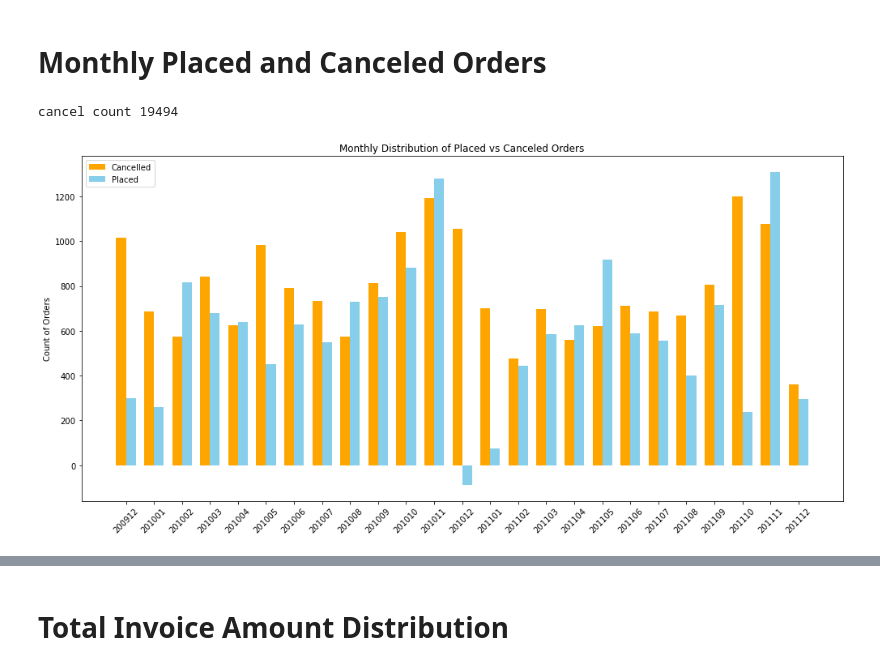
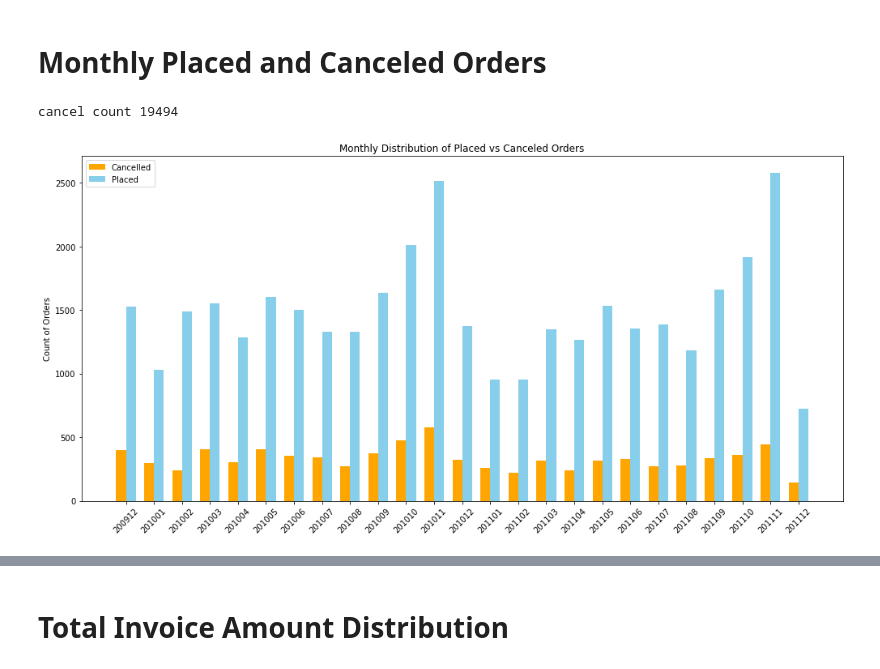
Before and after one commit to jarviscanada/jarvis_data_eng_SumikshTrehan, a Jupyter notebook: python_data_analytics/retail_data_analytics_wrangling.ipynb, the cells around one changed output, grey strips where cells are left out. Saved outputs shown, nothing was run; the diff lists cells and outputs as text; code cells hidden in the pictures.

Commit message:
fix(insight) : added unique to find right no of cancelled orders

```diff
--- a/python_data_analytics/retail_data_analytics_wrangling.ipynb
+++ b/python_data_analytics/retail_data_analytics_wrangling.ipynb
@@ -129,37 +129,37 @@ print("cancel count",cancelled_data.shape[0])
 # We count unique invoices to avoid double-counting items within the same order
 monthly_df = retail_df.groupby('yyyymm').agg(
     total_orders=('invoice', 'nunique'),
-    cancelled_orders=('invoice', lambda x: x.str.startswith('C', na=False).sum())
+    cancelled_orders=('invoice', lambda x: x[x.str.startswith('C', na=False)].nunique())
 ).reset_index()
 
 # 3. Apply your specific logic:
 # # of placed orders = total - 2 * cancelled
 monthly_df['placed_orders'] = monthly_df['total_orders'] - (2 * monthly_df['cancelled_orders'])
 
 # 4. Set up for grouped bars
 labels = monthly_df['yyyymm'].astype(str)
 x = np.arange(len(labels))
 width = 0.35
 
 fig, ax = plt.subplots(figsize=(14, 7))
 
 # Plotting Placed vs Canceled side-by-side
 ax.bar(x - width/2, monthly_df['cancelled_orders'], width, label='Cancelled', color='orange')
 ax.bar(x + width/2, monthly_df['placed_orders'], width, label='Placed', color='skyblue')
 
 
 # 5. Formatting to match your sample
 ax.set_ylabel('Count of Orders')
 ax.set_title('Monthly Distribution of Placed vs Canceled Orders')
 ax.set_xticks(x)
 ax.set_xticklabels(labels, rotation=45)
 ax.legend()
 
 plt.tight_layout()
 plt.show()
 # %% [output]
 cancel count 19494
-[figure, old version]
+[figure, new version]
 [interactive output not drawn]
 # %% [markdown]
 # Total Invoice Amount Distribution
```
Also changed, not shown: parts of 3 cells of this notebook.
